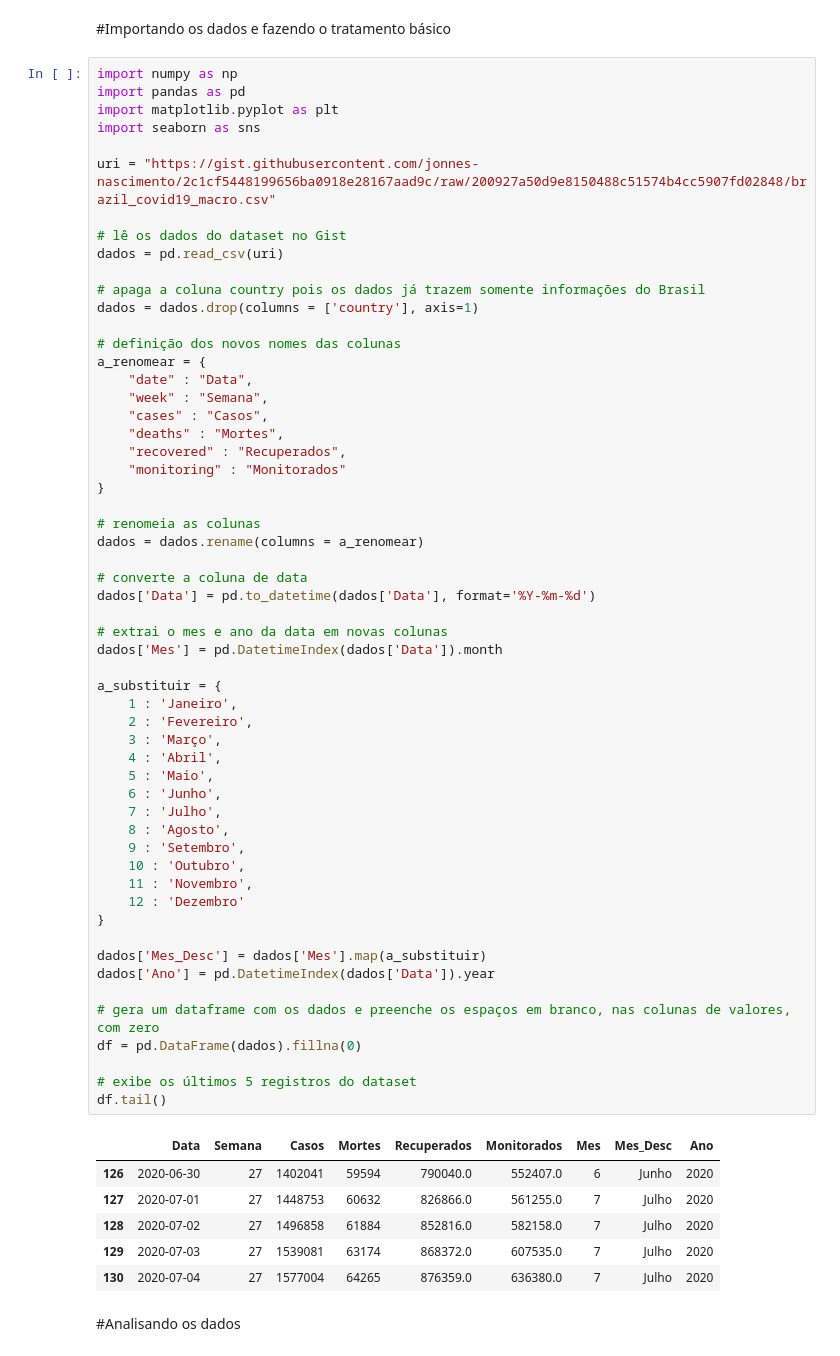
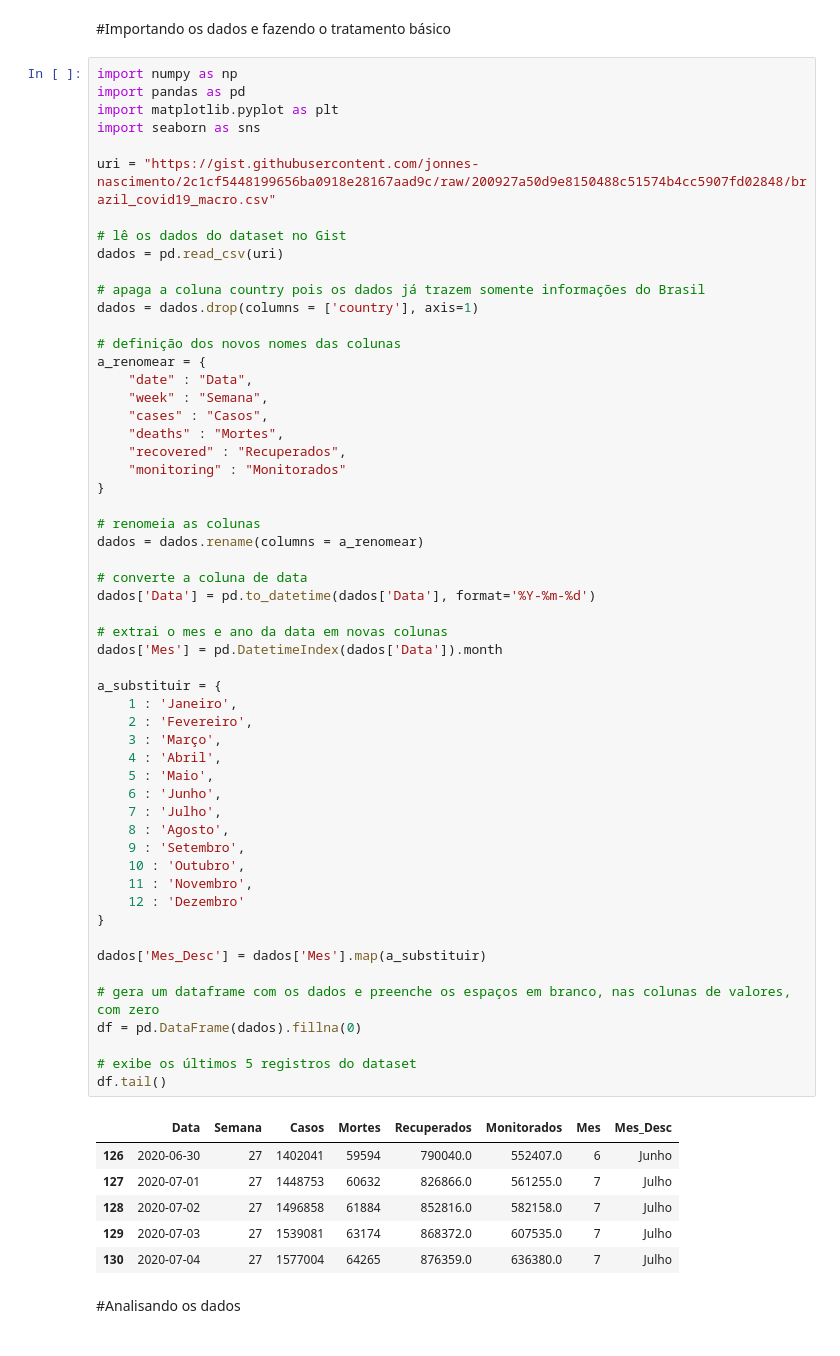
Before and after one commit to jonnes-nascimento/iniciacao_cientifica, a Jupyter notebook: IC_USJT_2020_COVID_19_Dados_Gerais.ipynb, the cells around one changed output. Saved outputs shown, nothing was run; the diff lists cells and outputs as text.

```diff
--- a/IC_USJT_2020_COVID_19_Dados_Gerais.ipynb
+++ b/IC_USJT_2020_COVID_19_Dados_Gerais.ipynb
@@ -31,40 +31,39 @@ dados = dados.rename(columns = a_renomear)
 
 # converte a coluna de data
 dados['Data'] = pd.to_datetime(dados['Data'], format='%Y-%m-%d')
 
 # extrai o mes e ano da data em novas colunas
 dados['Mes'] = pd.DatetimeIndex(dados['Data']).month
 
 a_substituir = {
     1 : 'Janeiro',
     2 : 'Fevereiro',
     3 : 'Março',
     4 : 'Abril',
     5 : 'Maio',
     6 : 'Junho',
     7 : 'Julho',
     8 : 'Agosto',
     9 : 'Setembro',
     10 : 'Outubro',
     11 : 'Novembro',
     12 : 'Dezembro'
 }
 
 dados['Mes_Desc'] = dados['Mes'].map(a_substituir)
-dados['Ano'] = pd.DatetimeIndex(dados['Data']).year
 
 # gera um dataframe com os dados e preenche os espaços em branco, nas colunas de valores, com zero
 df = pd.DataFrame(dados).fillna(0)
 
 # exibe os últimos 5 registros do dataset
 df.tail()
 # %% [output]
-|  | Data | Semana | Casos | Mortes | Recuperados | Monitorados | Mes | Mes_Desc | Ano |
-| 126 | 2020-06-30 | 27 | 1402041 | 59594 | 790040.0 | 552407.0 | 6 | Junho | 2020 |
-| 127 | 2020-07-01 | 27 | 1448753 | 60632 | 826866.0 | 561255.0 | 7 | Julho | 2020 |
-| 128 | 2020-07-02 | 27 | 1496858 | 61884 | 852816.0 | 582158.0 | 7 | Julho | 2020 |
-| 129 | 2020-07-03 | 27 | 1539081 | 63174 | 868372.0 | 607535.0 | 7 | Julho | 2020 |
-| 130 | 2020-07-04 | 27 | 1577004 | 64265 | 876359.0 | 636380.0 | 7 | Julho | 2020 |
+|  | Data | Semana | Casos | Mortes | Recuperados | Monitorados | Mes | Mes_Desc |
+| 126 | 2020-06-30 | 27 | 1402041 | 59594 | 790040.0 | 552407.0 | 6 | Junho |
+| 127 | 2020-07-01 | 27 | 1448753 | 60632 | 826866.0 | 561255.0 | 7 | Julho |
+| 128 | 2020-07-02 | 27 | 1496858 | 61884 | 852816.0 | 582158.0 | 7 | Julho |
+| 129 | 2020-07-03 | 27 | 1539081 | 63174 | 868372.0 | 607535.0 | 7 | Julho |
+| 130 | 2020-07-04 | 27 | 1577004 | 64265 | 876359.0 | 636380.0 | 7 | Julho |
 # %% [markdown]
 #Analisando os dados
 # %%
```
Also changed, not shown: parts of 1 cell of this notebook.
